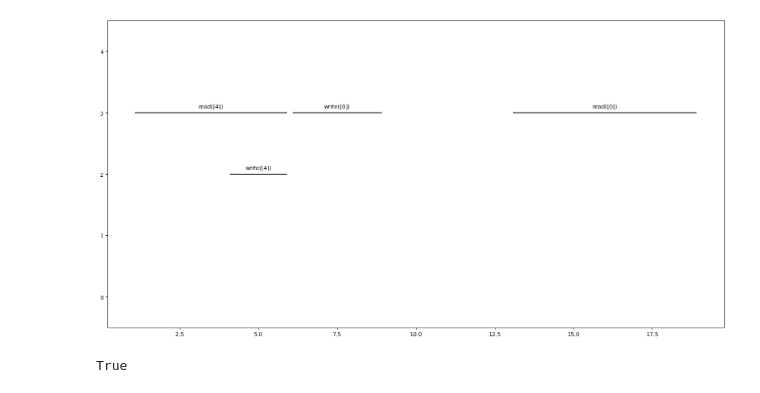
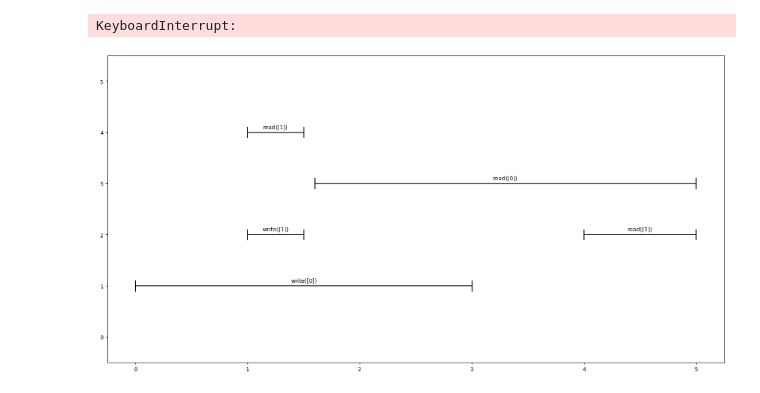
Before and after one commit to Pylyr/thesis-concurrency, a Jupyter notebook: linearization.ipynb, the cells around one changed output. Drawn from its saved outputs; the diff is of its cells as text; code cells hidden in the pictures.

```diff
--- a/linearization.ipynb
+++ b/linearization.ipynb
@@ -24,6 +24,7 @@ class Call(Unique):
         self.start : int = start
         self.end : int = end
         self.order : Optional[int] = None
+        self.timestamp = (self.start, self.end)
 
     def __repr__(self):
         return f'Call({self.threadno}, {self.func}, {self.args}, {self.start}, {self.end})'
@@ -36,7 +37,8 @@ class Call(Unique):
 
 @dataclass
 class State:
-    pass
+    def copy(self) -> 'State':
+        raise NotImplementedError
 # %%
 def sort_by_thread(spec: List[Call]):
     threads : DefaultDict[int, List[Call]] = defaultdict(list)
@@ -56,7 +58,10 @@ def visualize_history(spec : List[Call]):
     for threadno, ops in threads.items():
         for op in ops:
             # draw the interval
-            ax.plot([op.start + 0.1 , op.end - 0.1], [threadno, threadno], color='black')
+            ax.plot([op.start , op.end], [threadno, threadno], color='black')
+            # add little ticks at the start and end of the interval
+            ax.plot([op.start, op.start], [threadno - 0.1, threadno + 0.1], color='black')
+            ax.plot([op.end, op.end], [threadno - 0.1, threadno + 0.1], color='black')
             # draw the label slightly above the interval
             ax.text((op.start + op.end) / 2, threadno + 0.1, str(op), horizontalalignment='center', verticalalignment='center')
             # draw the order of the operation above the label in red
@@ -187,6 +202,9 @@ testq3 = [
 @dataclass
 class StateIO(State):
     value : Optional[int] = None
+
+    def copy(self):
+        return StateIO(value=self.value)
 
 class CallWrite(Call):
     def __init__(self, threadno, arg : int, start, end):
@@ -201,8 +219,10 @@ class CallRead(Call):
         super().__init__(threadno, "read", [arg], start, end)
 
     def exec(self, state: StateIO):
-        assert state.value is not None, f"Register must be set prior to reading"
-        assert state.value == self.args[0], f"Wrong element, expected {self.args[0]}, got {state.value}"
+        if state.value is None:
+            return
+        if state.value != self.args[0]:
+            return
         return state, None
 # %%
 def linearize_io(spec: List[Call]):
@@ -331,7 +352,7 @@ def generate_random_spec(n : int, m : int, p : int, ops: List[Callable]):
     n is the number of threads\n
     m is the number of operations\n
     p is the number of variables\n
-    the only constraint is that operations cannot overlap in time on the same thread, so we find the last operation
+    the only constraint is that operations cannot overlap in time on the same thread
     """
 
     threads : DefaultDict[int, List[Call]] = defaultdict(list)
@@ -356,3 +377,5 @@ for i in range(5000):
         except AssertionError as e:
             if "more than one write" not in str(e):
                 raise e
+# %% [output]
+KeyboardInterrupt:
@@ -361,17 +382,6 @@ for i in range(5000):
-# %%
-# [Call(3, write, [0], 6, 9), Call(2, write, [4], 4, 6), Call(3, read, [4], 1, 6), Call(3, read, [0], 13, 19)]
-testio11 = [
-    CallWrite(3, 0, 6, 9),
-    CallWrite(2, 4, 4, 6),
-    CallRead(3, 4, 1, 6),
-    CallRead(3, 0, 13, 19)
-]
-
-visualize_history(testio11)
-linearize_io(testio11)
-# If a read begins before I ends, the write must end after I
-
-#  if var_class[var_read_i].start <= interval[1] and var_class[0].end <= interval[1]:
-# %% [output]
-[figure, removed]
-True
+# %%
+i = 4
+# print(linearize_io(testio[i]))
+visualize_history(testio[i])
+# %% [output]
+[figure, added]
```
Also changed, not shown: parts of 5 cells of this notebook, 1 other file.
